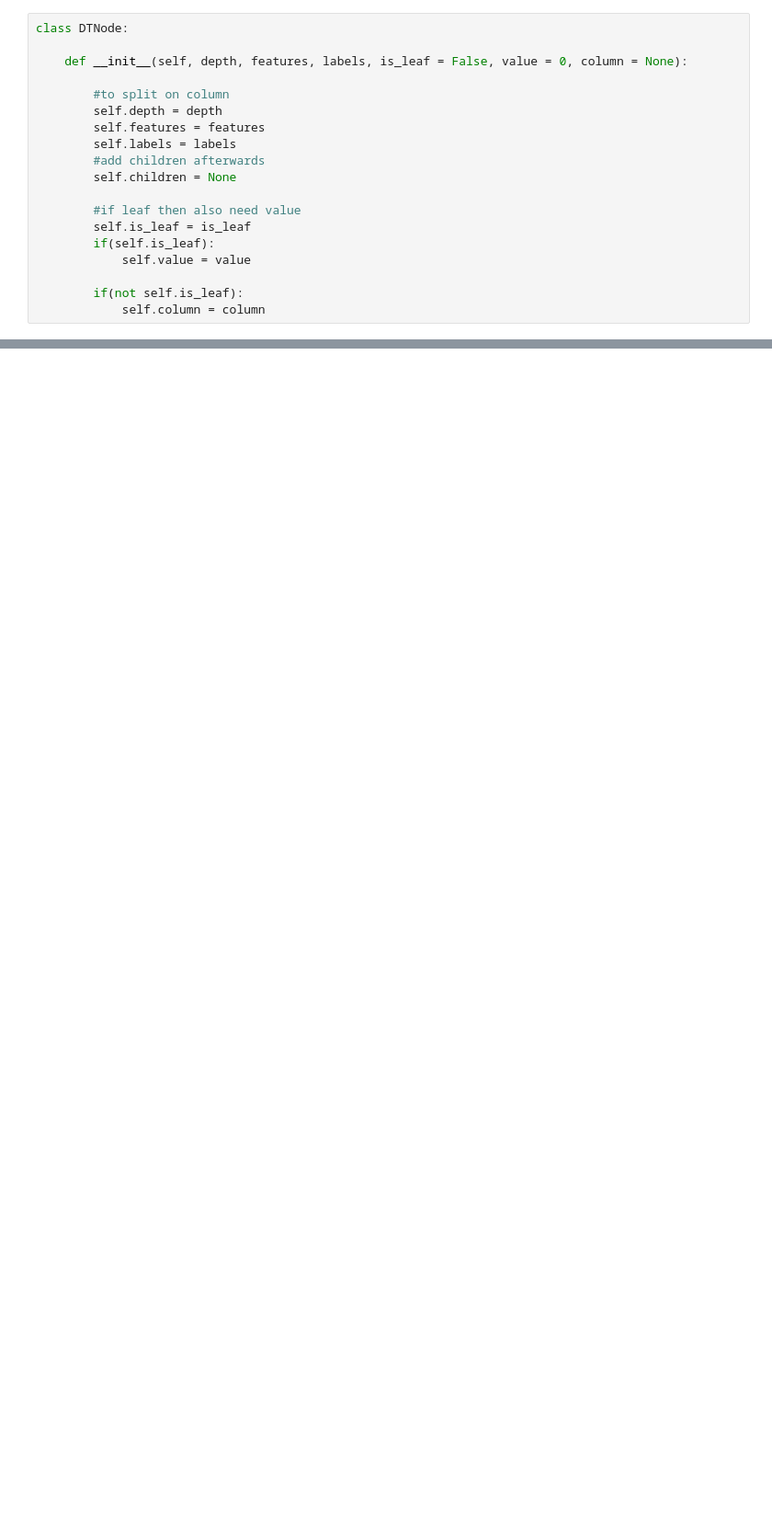
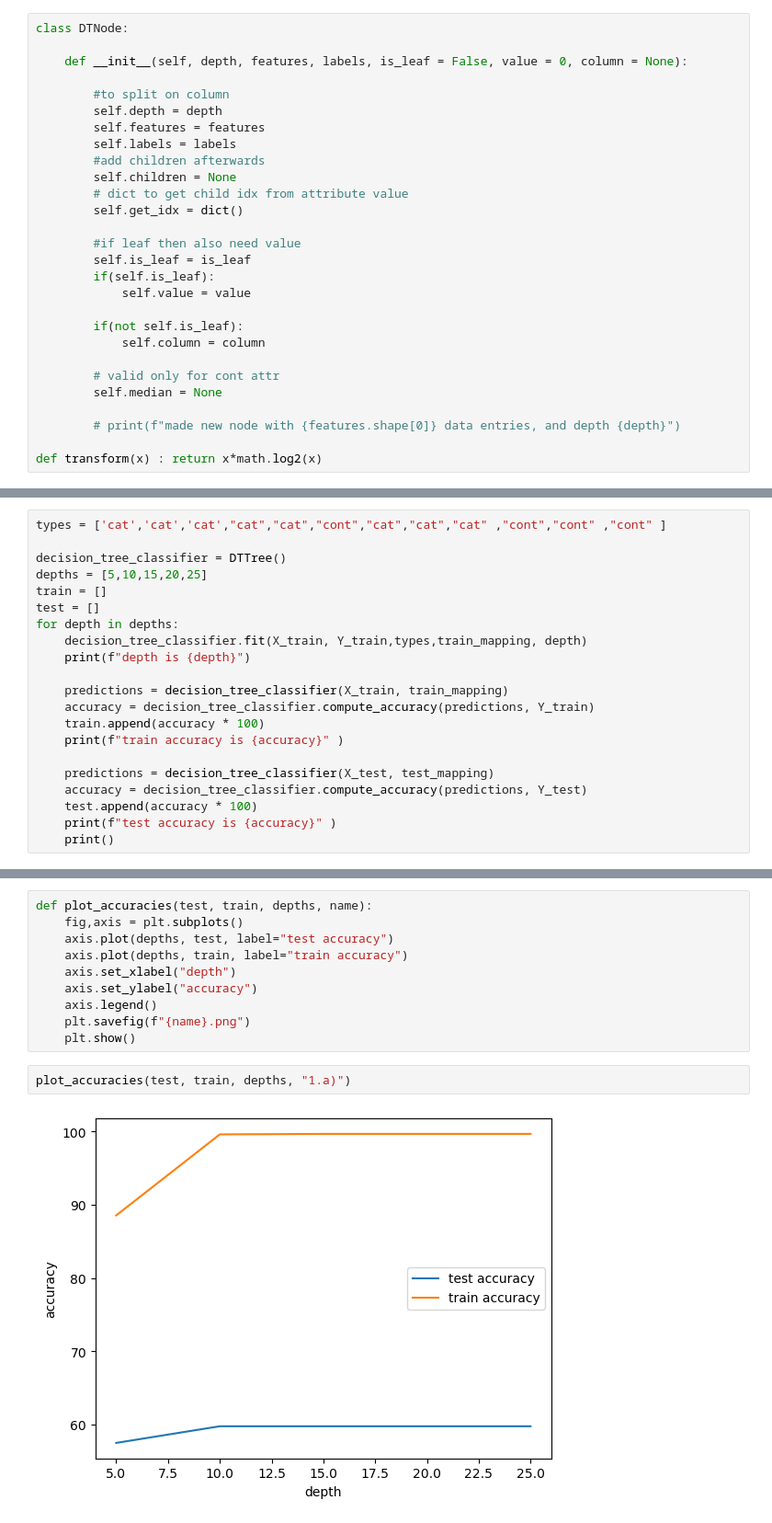
Before and after one commit to Aavegjain/COL774_A3, a Jupyter notebook: decision_trees/dt.ipynb, the cells around one changed output, grey strips where cells are left out. Shown at 92% size. Drawn from its saved outputs; the diff is of its cells as text; blank space fills up the shorter version.

```diff
--- a/decision_trees/dt.ipynb
+++ b/decision_trees/dt.ipynb
@@ -40,6 +70,8 @@ class DTNode:
         self.labels = labels
         #add children afterwards
         self.children = None
+        # dict to get child idx from attribute value
+        self.get_idx = dict()
 
         #if leaf then also need value
         self.is_leaf = is_leaf
@@ -48,6 +80,13 @@ class DTNode:
 
         if(not self.is_leaf):
             self.column = column
+
+        # valid only for cont attr
+        self.median = None
+
+        # print(f"made new node with {features.shape[0]} data entries, and depth {depth}")
+
+def transform(x) : return x*math.log2(x)
 # %%
 class DTTree:
 
@@ -138,3 +335,24 @@ class DTTree:
     def post_prune(self, X_val, y_val):
         return
         #TODO
+# %%
+types = ['cat','cat','cat',"cat","cat","cont","cat","cat","cat" ,"cont","cont" ,"cont" ]
+
+decision_tree_classifier = DTTree()
+depths = [5,10,15,20,25]
+train = []
+test = []
+for depth in depths:
+    decision_tree_classifier.fit(X_train, Y_train,types,train_mapping, depth)
+    print(f"depth is {depth}")
+
+    predictions = decision_tree_classifier(X_train, train_mapping)
+    accuracy = decision_tree_classifier.compute_accuracy(predictions, Y_train)
+    train.append(accuracy * 100)
+    print(f"train accuracy is {accuracy}" )
+
+    predictions = decision_tree_classifier(X_test, test_mapping)
+    accuracy = decision_tree_classifier.compute_accuracy(predictions, Y_test)
+    test.append(accuracy * 100)
+    print(f"test accuracy is {accuracy}" )
+    print()
@@ -140,0 +377,14 @@ class DTTree:
+# %%
+def plot_accuracies(test, train, depths, name):
+    fig,axis = plt.subplots()
+    axis.plot(depths, test, label="test accuracy")
+    axis.plot(depths, train, label="train accuracy")
+    axis.set_xlabel("depth")
+    axis.set_ylabel("accuracy")
+    axis.legend()
+    plt.savefig(f"{name}.png")
+    plt.show()
+# %%
+plot_accuracies(test, train, depths, "1.a)")
+# %% [output]
+[figure, added]
```
Also changed, not shown: parts of 10 cells of this notebook, 1 other file.
